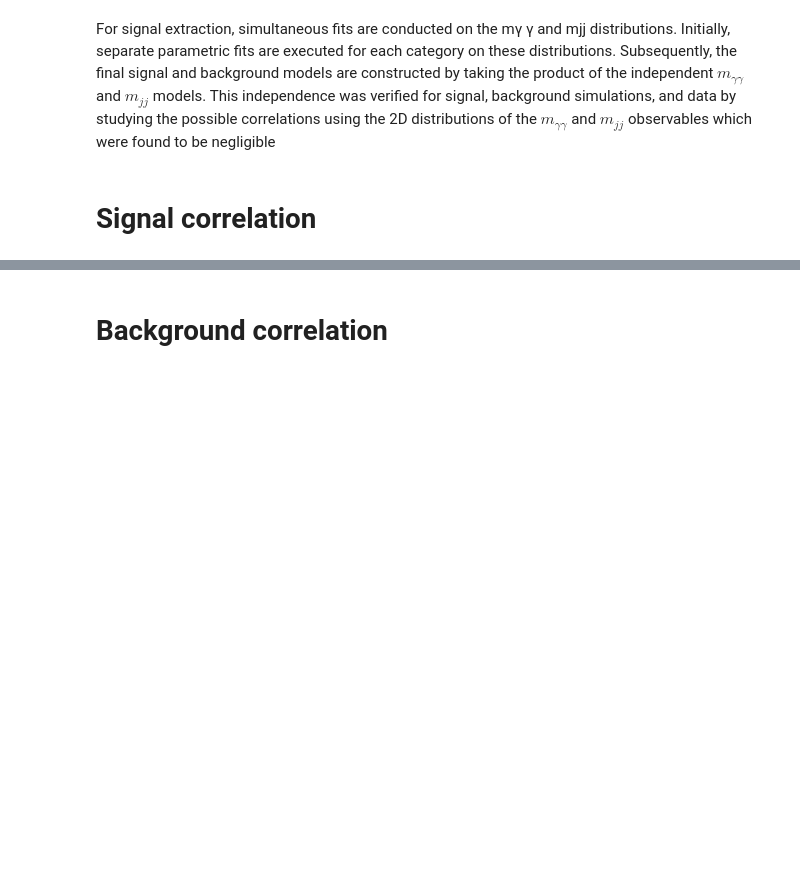
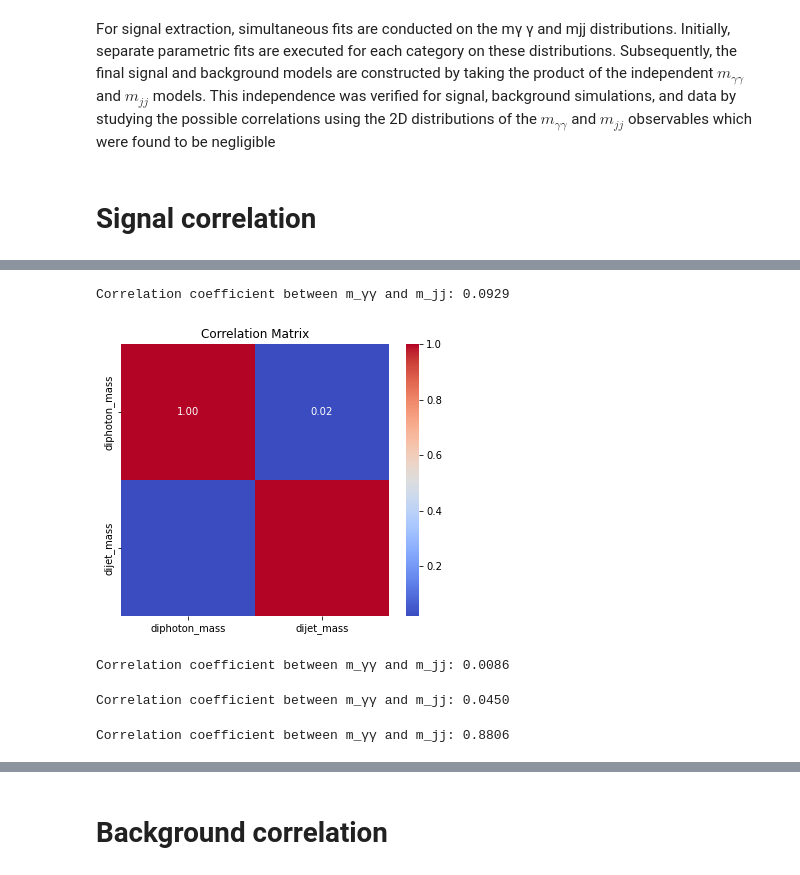
Before and after one commit to tiwariPC/hhbbgg_AwkwardAnalyzer, a Jupyter notebook: stats_study/notebook_signal_fitting/independence_correlation.ipynb, the cells around one changed output, grey strips where cells are left out. Drawn from its saved outputs; the diff is of its cells as text; code cells hidden in the pictures; blank space fills up the shorter version.

```diff
--- a/stats_study/notebook_signal_fitting/independence_correlation.ipynb
+++ b/stats_study/notebook_signal_fitting/independence_correlation.ipynb
@@ -72,0 +80,9 @@ diphoton_ = lVector(
+# %%
+diphoton_mass_np = ak.to_numpy(diphoton_mass)
+
+# Convert extracted variables to NumPy arrays
+# bbgg_mass_np = ak.to_numpy(bbgg_mass)
+# dibjet_mass_np = ak.to_numpy(dibjet_mass)
+
+# Compute reduced_mass
+reduced_mass = bbgg_mass_np - (diphoton_mass_np - 125) - (dijet_mass - 125)
@@ -150,0 +171,32 @@ plt.show()
+# %%
+# Ensure both diphoton_mass and dijet_mass are in the same format and remove invalid entries
+valid_indices = ~(ak.is_none(dijet_mass) | ak.is_none(reduced_mass))
+dijet_mass = ak.to_numpy(dijet_mass[valid_indices])
+reduced_mass = ak.to_numpy(reduced_mass[valid_indices])
+
+# Compute Pearson correlation coefficient
+correlation = np.corrcoef(dijet_mass, reduced_mass)[0, 1]
+
+print(f"Correlation coefficient between m_γγ and m_jj: {correlation:.4f}")
+# %% [output]
+Correlation coefficient between m_γγ and m_jj: 0.0929
+# %%
+import seaborn as sns
+import pandas as pd
+
+# Create a DataFrame for easier manipulation
+data = pd.DataFrame({
+    "diphoton_mass": diphoton_mass,
+    "dijet_mass": dijet_mass,
+})
+
+# Compute the correlation matrix
+corr_matrix = data.corr()
+
+# Plot the heatmap
+plt.figure(figsize=(6, 5))
+sns.heatmap(corr_matrix, annot=True, fmt=".2f", cmap="coolwarm", cbar=True)
+plt.title("Correlation Matrix")
+plt.show()
+# %% [output]
+[figure, added]
@@ -150,0 +205,12 @@ plt.show()
+# %%
+# Ensure both diphoton_mass and dijet_mass are in the same format and remove invalid entries
+valid_indices = ~(ak.is_none(diphoton_mass) | ak.is_none(reduced_mass))
+diphoton_mass = ak.to_numpy(diphoton_mass[valid_indices])
+reduced_mass = ak.to_numpy(reduced_mass[valid_indices])
+
+# Compute Pearson correlation coefficient
+correlation = np.corrcoef(diphoton_mass, reduced_mass)[0, 1]
+
+print(f"Correlation coefficient between m_γγ and m_jj: {correlation:.4f}")
+# %% [output]
+Correlation coefficient between m_γγ and m_jj: 0.0086
@@ -150,0 +219,12 @@ plt.show()
+# %%
+# Ensure both diphoton_mass and dijet_mass are in the same format and remove invalid entries
+valid_indices = ~(ak.is_none(bbgg_mass) | ak.is_none(diphoton_mass))
+bbgg_mass = ak.to_numpy(bbgg_mass[valid_indices])
+diphoton_mass = ak.to_numpy(diphoton_mass[valid_indices])
+
+# Compute Pearson correlation coefficient
+correlation = np.corrcoef(bbgg_mass, diphoton_mass)[0, 1]
+
+print(f"Correlation coefficient between m_γγ and m_jj: {correlation:.4f}")
+# %% [output]
+Correlation coefficient between m_γγ and m_jj: 0.0450
@@ -150,0 +233,12 @@ plt.show()
+# %%
+# Ensure both diphoton_mass and dijet_mass are in the same format and remove invalid entries
+valid_indices = ~(ak.is_none(bbgg_mass) | ak.is_none(dijet_mass))
+bbgg_mass = ak.to_numpy(bbgg_mass[valid_indices])
+dijet_mass = ak.to_numpy(dijet_mass[valid_indices])
+
+# Compute Pearson correlation coefficient
+correlation = np.corrcoef(bbgg_mass, dijet_mass)[0, 1]
+
+print(f"Correlation coefficient between m_γγ and m_jj: {correlation:.4f}")
+# %% [output]
+Correlation coefficient between m_γγ and m_jj: 0.8806
```
Also changed, not shown: parts of 13 cells of this notebook.
